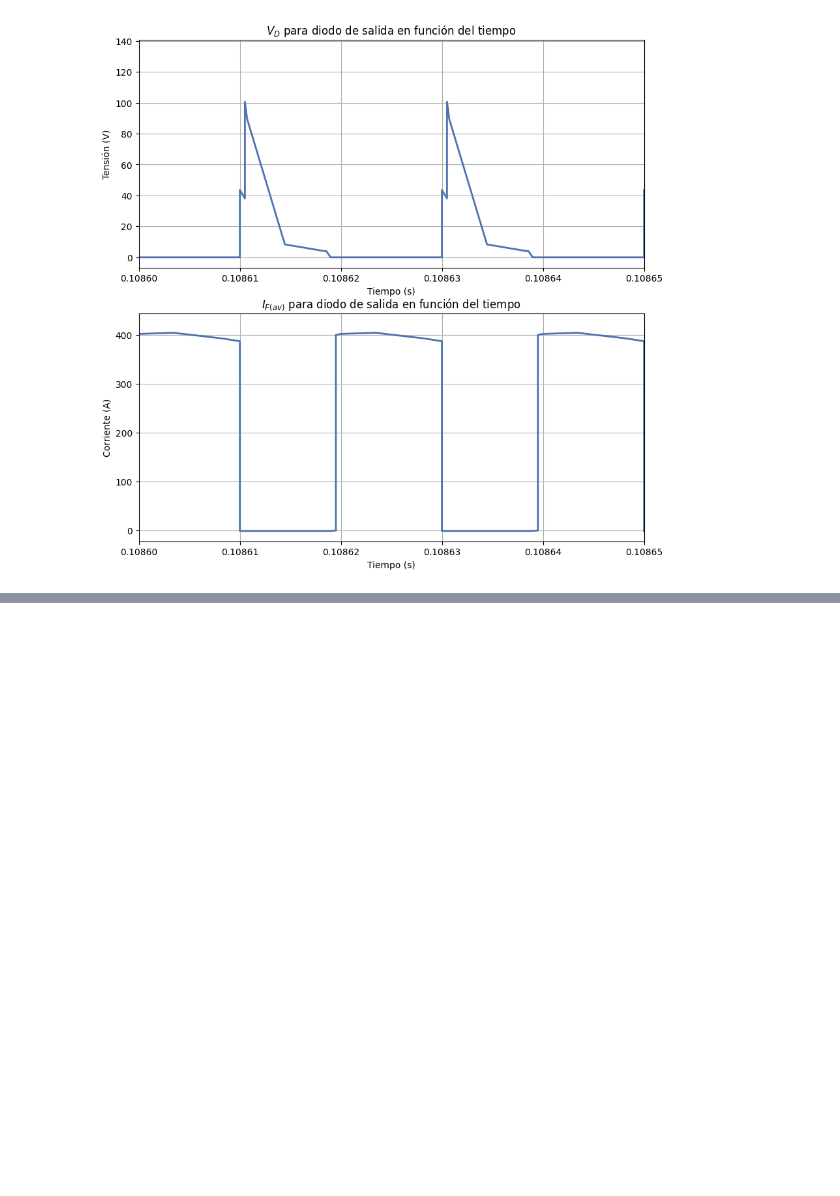
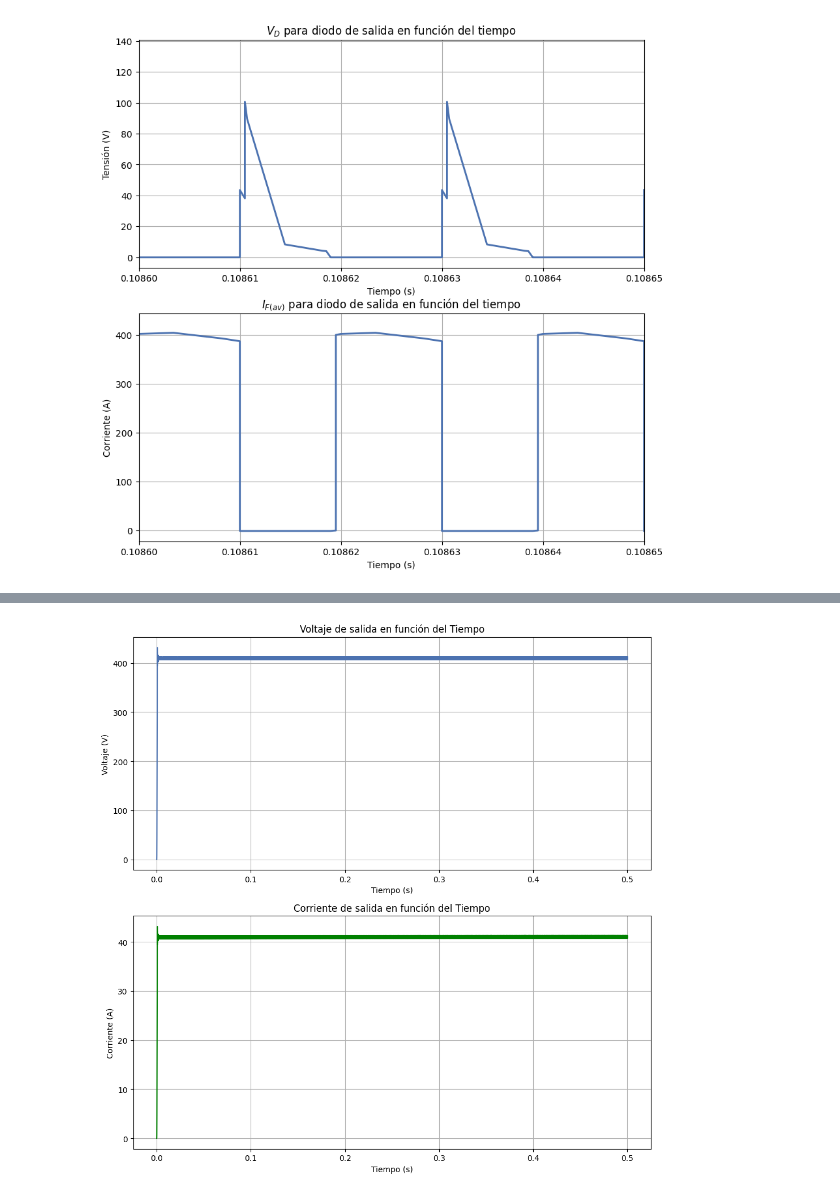
Before and after one commit to all5one-sudo/TFI_Electronica_Industrial, a Jupyter notebook: simulation_parameters.ipynb, the cells around one changed output, grey strips where cells are left out. Cells and saved outputs as stored; diff of their text form; code cells hidden in the pictures; blank space fills up the shorter version.

```diff
--- a/simulation_parameters.ipynb
+++ b/simulation_parameters.ipynb
@@ -243,0 +198,38 @@ plt.savefig('salida_resistencia.pdf')
+# %%
+import pandas as pd
+import matplotlib.pyplot as plt
+plt.style.use('seaborn-v0_8-deep')
+
+# Paso 1: Leer el archivo CSV
+# Asegúrate de reemplazar 'tu_archivo.csv' con la ruta real de tu archivo CSV
+df = pd.read_csv('data_full.csv')
+
+# Paso 2: Extraer las columnas necesarias
+time = df["Time / s"]
+voltage = df["Vo:Measured voltage"]
+current = df["Io:Measured current"]
+
+# Paso 3: Usar matplotlib para crear los subplots
+plt.figure(figsize=(10, 10))
+
+# Subplot para el voltaje medido
+plt.subplot(2, 1, 1)
+plt.plot(time, voltage, label='Voltaje Medido')
+plt.xlabel('Tiempo (s)')
+plt.ylabel('Voltaje (V)')
+plt.title('Voltaje de salida en función del Tiempo')
+plt.grid(True)
+
+# Subplot para la corriente medida
+plt.subplot(2, 1, 2)
+plt.plot(time, current, label='Corriente Medida', color='green')
+plt.xlabel('Tiempo (s)')
+plt.ylabel('Corriente (A)')
+plt.title('Corriente de salida en función del Tiempo')
+plt.grid(True)
+
+plt.tight_layout()
+plt.savefig('informe/informe_TFI/img/salida_completa.pdf')
+plt.show()
+# %% [output]
+[figure, added]
```
Also changed, not shown: parts of 13 cells of this notebook, 56 other files.
